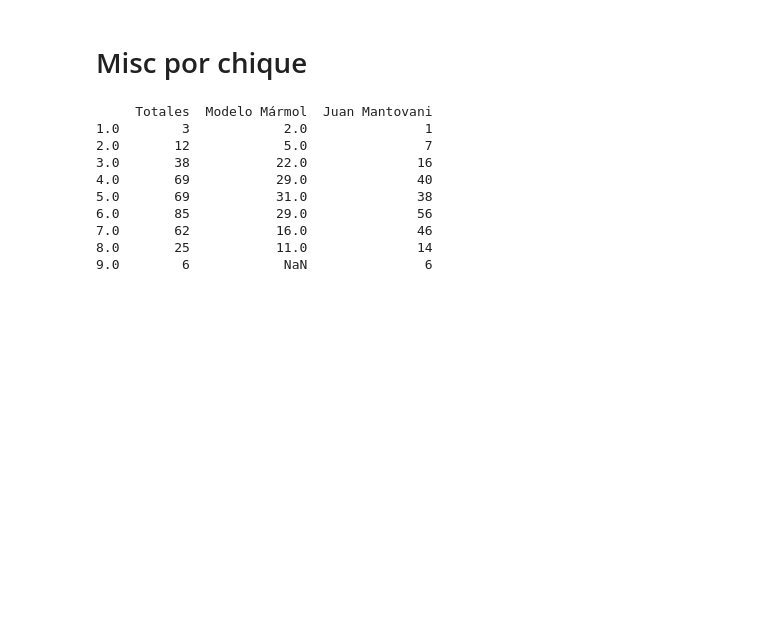
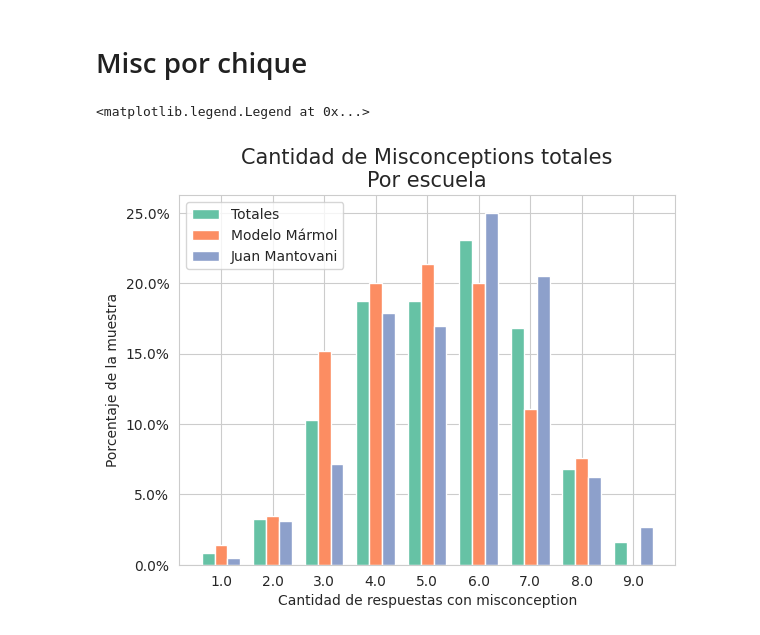
Before and after one commit to fedesassone/tesis, a Jupyter notebook: notebooks/misconceptions/12-totales_por_chique/Misconceptions_totales_por_chique.ipynb, the cells around one changed output. Cells and saved outputs as stored; diff of their text form; code cells hidden in the pictures; blank space fills up the shorter version.

Commit message:
cambios cantidad de misc totales por escuela

```diff
--- a/notebooks/misconceptions/12-totales_por_chique/Misconceptions_totales_por_chique.ipynb
+++ b/notebooks/misconceptions/12-totales_por_chique/Misconceptions_totales_por_chique.ipynb
@@ -16,7 +16,10 @@ print("Shape of data: ", df_fe.shape)
 total = df_fe
 marmol = df_fe.loc[df_fe["escuela"] == "Colegio Modelo Mármol"]
 mantovani = df_fe.loc[df_fe["escuela"] == "Escuela Nueva Juan Mantovani"]
-fig_name_prefix = 'info_en_wikipedia'
+cant_total = len(df_fe)
+cant_marmol = len(marmol)
+cant_mantovani = len(mantovani)
+fig_name_prefix = 'cant_misc_por_chique'
 file_ext = '.png'
 dpi_value = 200
 include_title = True
@@ -25,13 +28,8 @@ Shape of data:  (369, 22)
 # %% [markdown]
 # Misc por chique
 # %%
-# Sobre los artículos de Wikipedia
-# data_total = df_fe
-# data_marmol = marmol["sobre_wikipedia"].value_counts(normalize=True).sort_values(ascending=False)
-# data_mantovani = mantovani["sobre_wikipedia"].value_counts(normalize=True).sort_values(ascending=False)
-
-# dfs = [data_total, data_marmol, data_mantovani]
-def analizar_misc_por_chique(df):
+# Misc por chique
+def analizar_misc_por_chique(df, cant):
     donde_youtube = df["donde_youtube"]
     misc_youtube_por_chique = pd.get_dummies(donde_youtube[
         (donde_youtube != "En muchísimas computadoras (tantas que podrían llenar una cancha de fútbol)") &
@@ -97,60 +95,44 @@ def analizar_misc_por_chique(df):
     misc_totales_por_chique = pd.concat([misc_youtube_por_chique,
                     misc_mando_foto_wpp,
                     misc_amiga_no_ver_foto,
                     misc_como_viaja_wpp,
                     misc_link_descarga,
                     misc_que_es_nube,
                     misc_afirmaciones_nube,
                     misc_como_se_comportan,
-                    misc_sobre_wikipedia], axis=1).sum(axis=1).value_counts().sort_index()
+                    misc_sobre_wikipedia], axis=1).sum(axis=1).value_counts().sort_index().div(cant)
+
     return misc_totales_por_chique
 
-mic_tot = analizar_misc_por_chique(total)
-misc_marmol = analizar_misc_por_chique(marmol)
-misc_manto = analizar_misc_por_chique(mantovani)
+misc_tot     = analizar_misc_por_chique(total, cant_total)
+misc_marmol = analizar_misc_por_chique(marmol, cant_marmol)
+misc_manto  = analizar_misc_por_chique(mantovani, cant_mantovani)
 
-result = pd.concat([analizar_misc_por_chique(df) for df in [total, marmol, mantovani]], axis=1)
+result = pd.concat([misc_tot, misc_marmol, misc_manto], axis=1)
+
 
 result = result.rename(columns={0: "Totales", 1: "Modelo Mármol", 2: "Juan Mantovani"})
 
-print(result)
-
-
-
-# result = pd.concat(dfs, axis=1, ignore_index=True)
-# result = result.rename(columns={0: "Totales", 1: "Modelo Mármol", 2: "Juan Mantovani"},
-#                        index={"Hace falta investigar más para decidir si la información es verdadera o falsa.": "Hay que\ninvestigar más",
-#                               "Toda la información en el artículo es verdadera porque está verificada.": "Todo es\nverdad",
-#                               "No hay forma de saber si la información del artículo es verdadera o falsa.": "Inverificable",
-#                               "Todo lo que está en el artículo es falso: cualquier usuario pudo haberlo inventado.": "Todo es\nfalso"}).fillna(0)
-
-# result = result.reindex(["Hay que\ninvestigar más","Todo es\nverdad","Inverificable","Todo es\nfalso"])
 
 bar_width = 0.25
 
 br1 = np.arange(len(result))
 br2 = [x + bar_width for x in br1]
 br3 = [x + bar_width for x in br2]
 
 plt.bar(br1,result['Totales'],        width=bar_width, label = 'Totales')
 plt.bar(br2,result['Modelo Mármol'],  width=bar_width, label = 'Modelo Mármol')
 plt.bar(br3,result['Juan Mantovani'], width=bar_width, label = 'Juan Mantovani')
 
-# plt.gca().yaxis.set_major_formatter(PercentFormatter(1))
-# if include_title:
-#        plt.title("Sobre los artículos de Wikipedia\nPor escuela", fontsize=15)
+plt.gca().yaxis.set_major_formatter(PercentFormatter(1))
+if include_title:
+       plt.title("Cantidad de Misconceptions totales\nPor escuela", fontsize=15)
 plt.xticks([x + bar_width for x in br1], result.index)
+plt.xlabel("Cantidad de respuestas con misconception")
+plt.ylabel("Porcentaje de la muestra")
 plt.legend()
 
 # plt.savefig(fig_name_prefix + '_por_escuela' + file_ext, bbox_inches='tight', dpi=dpi_value)
 # %% [output]
-     Totales  Modelo Mármol  Juan Mantovani
-1.0        3            2.0               1
-2.0       12            5.0               7
-3.0       38           22.0              16
-4.0       69           29.0              40
-5.0       69           31.0              38
-6.0       85           29.0              56
-7.0       62           16.0              46
-8.0       25           11.0              14
-9.0        6            NaN               6
+<matplotlib.legend.Legend at 0x...>
+[figure, added]
```
